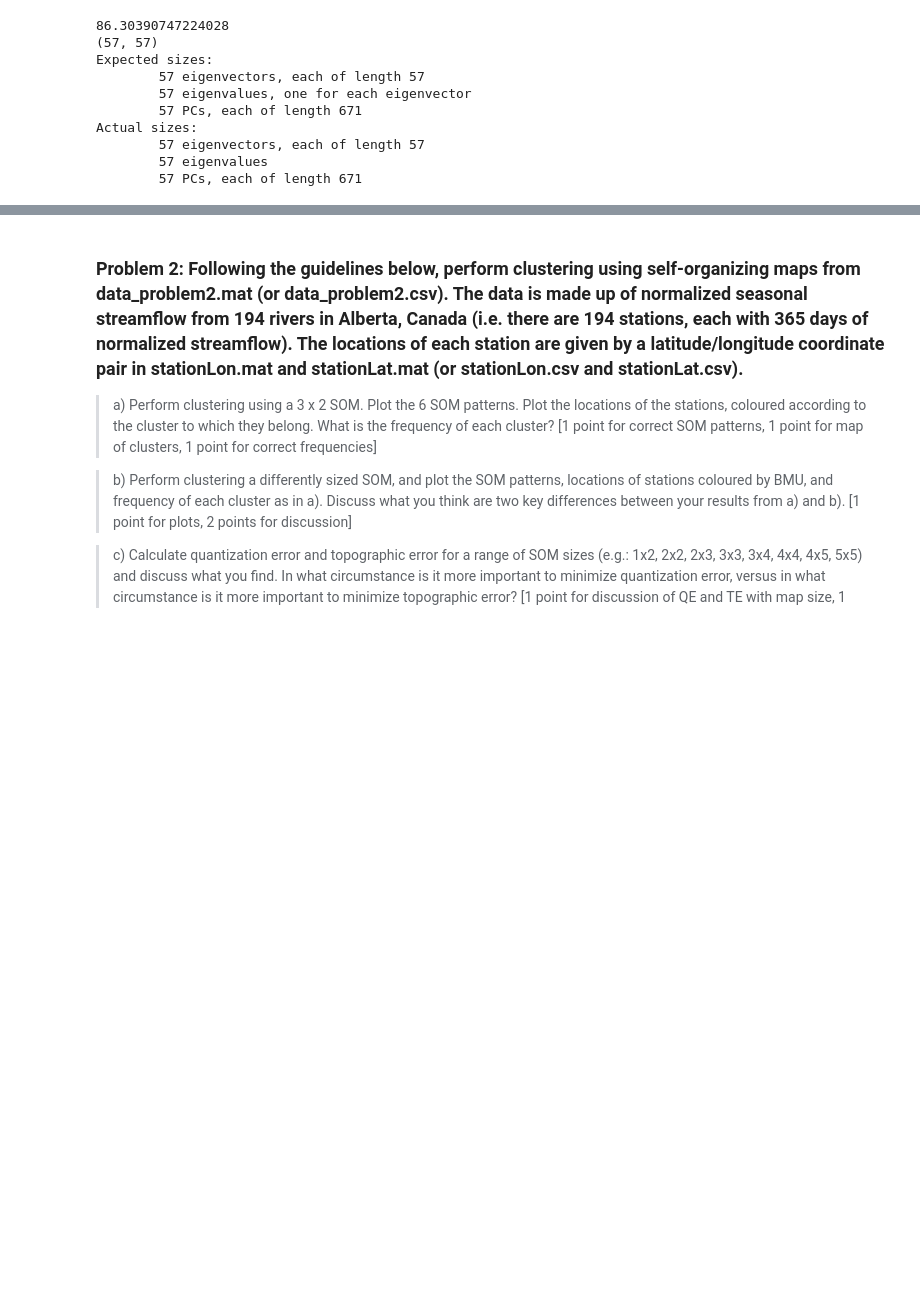
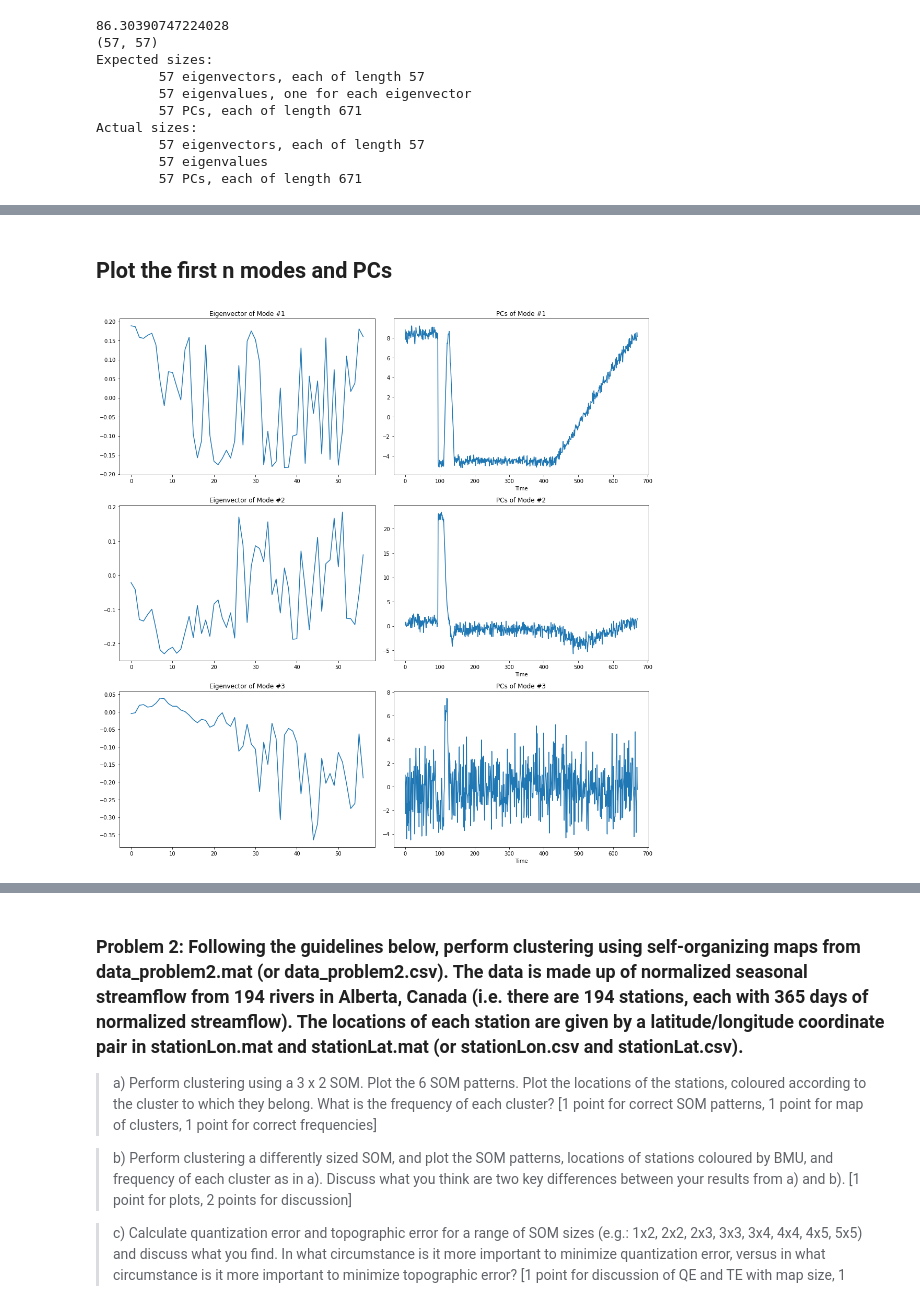
Before and after one commit to Pearl-Ayem/Geoscientific-Data-Science-and-Empirical-Modeling, a Jupyter notebook: Assignment_3/PCA and Clustering.ipynb, the cells around one changed output, grey strips where cells are left out. Cells and saved outputs as stored; diff of their text form; code cells hidden in the pictures; blank space fills up the shorter version.

```diff
--- a/Assignment_3/PCA and Clustering.ipynb
+++ b/Assignment_3/PCA and Clustering.ipynb
@@ -59,0 +98,18 @@ Actual sizes:
+# %% [markdown]
+## Plot the first n modes and PCs
+# %%
+plt.figure(figsize=(15,5*n))
+for kk in range(n):
+
+    plt.subplot(n,2,kk*2+1)
+    plt.plot(eigvecs[kk,:])
+    plt.title('Eigenvector of Mode #' + str(kk+1))
+
+    plt.subplot(n,2,(kk+1)*2)
+    plt.plot(PCs[:,kk])
+    plt.title('PCs of Mode #' + str(kk+1))
+    plt.xlabel('Time')
+
+    plt.tight_layout()
+# %% [output]
+[figure, added]
```
Also changed, not shown: parts of 7 cells of this notebook.
